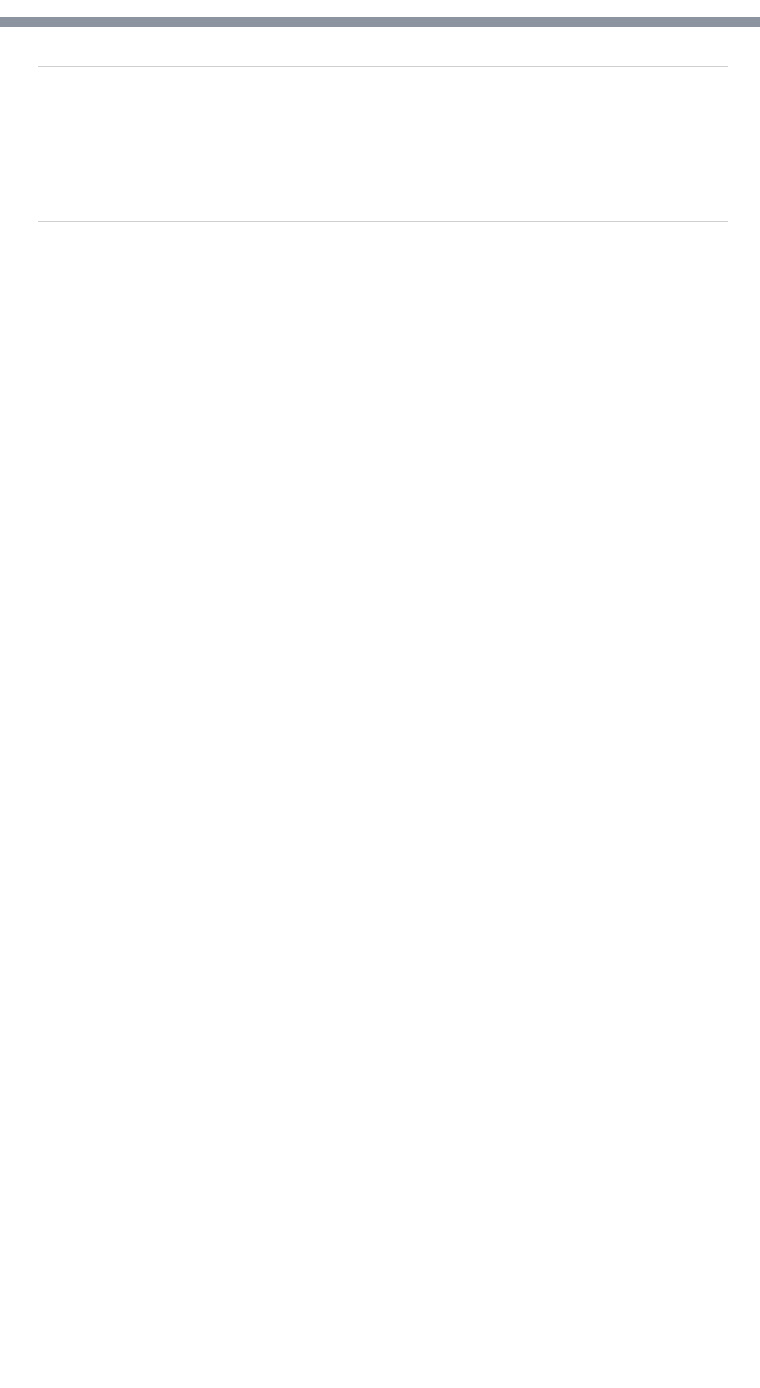
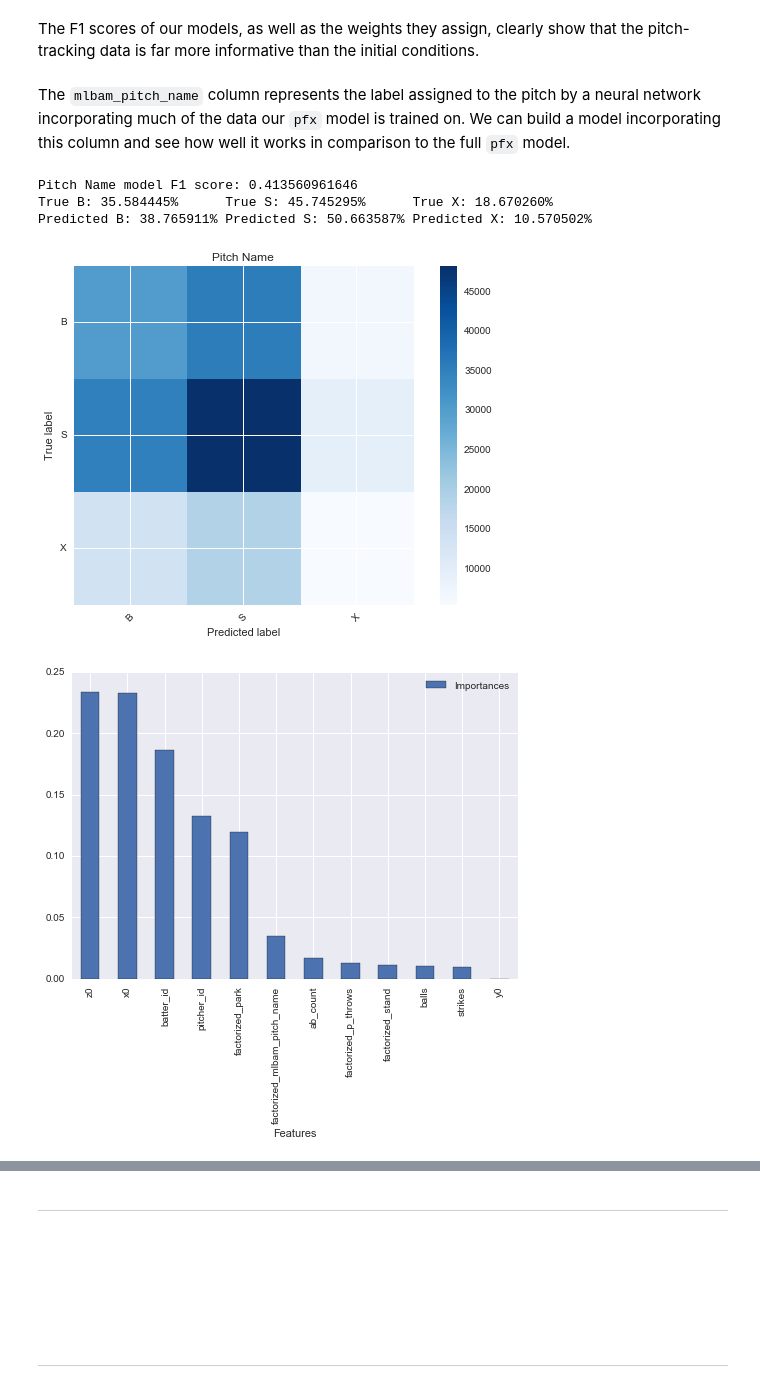
Before and after one commit to swizzard/GA-DAT-38-HW, a Jupyter notebook: final-project/modeling-performance/modeling-performance.ipynb, the cells around one changed output, grey strips where cells are left out. Drawn from its saved outputs; the diff is of its cells as text; code cells hidden in the pictures; blank space fills up the shorter version.

```diff
--- a/final-project/modeling-performance/modeling-performance.ipynb
+++ b/final-project/modeling-performance/modeling-performance.ipynb
@@ -176,0 +152,12 @@ cross_val_score(mb, preds, type_b_2010, scoring='roc_auc').mean()
+# %% [markdown]
+The F1 scores of our models, as well as the weights they assign, clearly show that the pitch-tracking data is far more informative than the initial conditions.
+# %% [markdown]
+The `mlbam_pitch_name` column represents the label assigned to the pitch by a neural network incorporating much of the data our `pfx` model is trained on. We can build a model incorporating this column and see how well it works in comparison to the full `pfx` model.
+# %%
+pn, pn_predictions = util.train_and_plot(RandomForestClassifier, train, test, preds_initial + ['factorized_mlbam_pitch_name'], 'Pitch Name', **m_kwargs)
+# %% [output]
+Pitch Name model F1 score: 0.413560961646
+True B: 35.584445%      True S: 45.745295%      True X: 18.670260%
+Predicted B: 38.765911% Predicted S: 50.663587% Predicted X: 10.570502%
+[figure, added]
+[figure, added]
```
Also changed, not shown: parts of 78 cells of this notebook, 1 other file.
